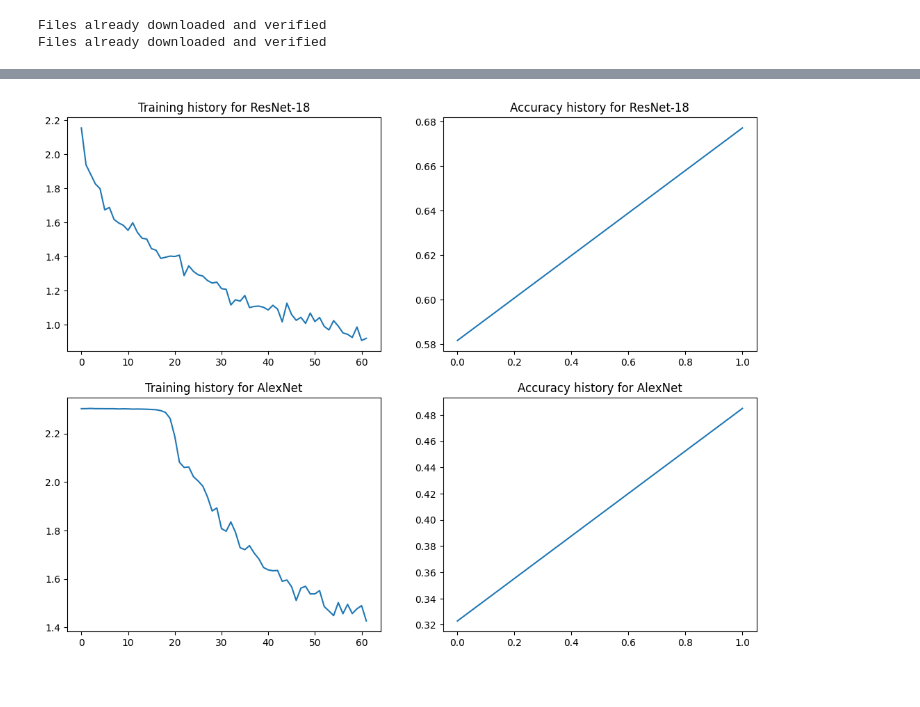
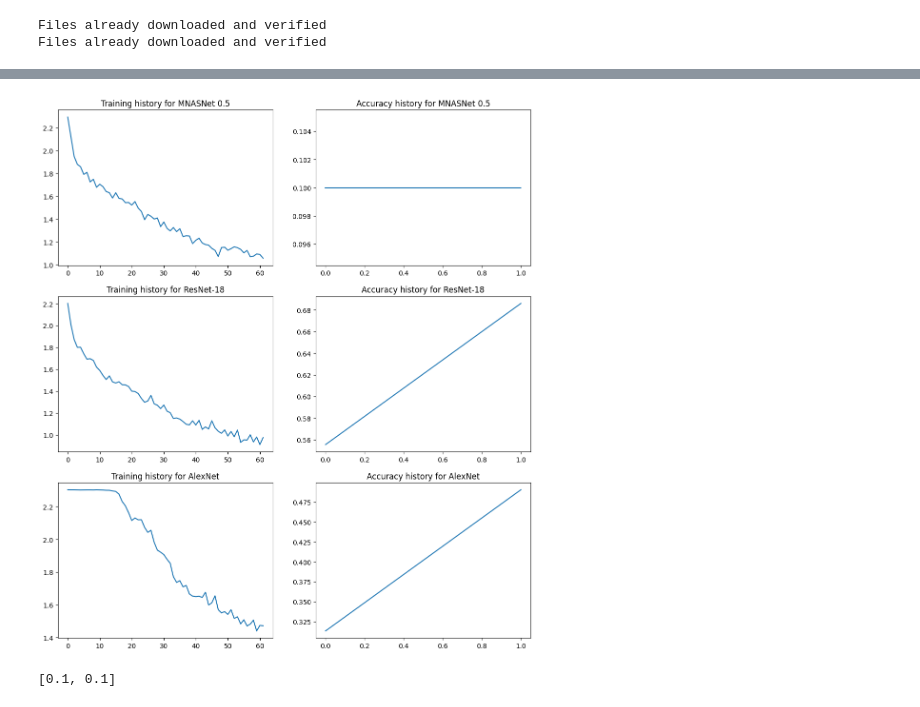
Before and after one commit to mihawb/dnn-lang-comparison, a Jupyter notebook: python/torch_predefined_models_test.ipynb, the cells around one changed output, grey strips where cells are left out. Drawn from its saved outputs; the diff is of its cells as text; code cells hidden in the pictures.

```diff
--- a/python/torch_predefined_models_test.ipynb
+++ b/python/torch_predefined_models_test.ipynb
@@ -12,7 +22,9 @@ batch_size = 16
 test_batch_size = 32
 epochs = 2
 lr = 1e-3
+momentum = 0.9
 loss_func = F.cross_entropy
+num_classes = 10
 
 use_cuda = torch.cuda.is_available()
 device = torch.device("cuda"
@@ -20,5 +32,9 @@ device = torch.device("cuda"
 											else "cpu"
 										)
 print(f'CUDA enabled: {use_cuda}')
+
+train_dl, test_dl = get_cifar10_loaders(batch_size, test_batch_size)
+
+# for m in model.modules(): print(m)
 # %% [output]
 CUDA enabled: True
@@ -32,8 +103,13 @@ model_A.classifier[4] = nn.Linear(in_features=4096, out_features=1024) # gradual
 model_A.classifier[6] = nn.Linear(in_features=1024, out_features=10)
 model_A = model_A.to(device)
 
-optimizer_R = optim.SGD(model_R.parameters(), lr=lr, momentum=0.9)
-optimizer_A = optim.SGD(model_A.parameters(), lr=lr, momentum=0.9)
+model_M = mnasnet0_5()
+model_M.classifier[1] = nn.Linear(in_features=1280, out_features=10, bias=True)
+model_M.to(device)
+
+optimizer_R = optim.SGD(model_R.parameters(), lr=lr, momentum=momentum)
+optimizer_A = optim.SGD(model_A.parameters(), lr=lr, momentum=momentum)
+optimizer_M = optim.SGD(model_M.parameters(), lr=lr, momentum=momentum)
 # %% [markdown]
 Important thing to remember here is that several nets (such as AlexNet for example) cannot work on CIFAR-10 dataset
 direclty as 32x32 images are too small. That's why `get_cifar10_loaders` internally resizes all pictures t0 224x224
@@ -46,3 +122,13 @@ train_dl, test_dl = get_cifar10_loaders(batch_size, test_batch_size)
 # %% [output]
 Files already downloaded and verified
 Files already downloaded and verified
+# %%
+train_history_M = []
+acc_history_M = []
+
+print('MNASNet 0.5')
+for epoch in range(1, epochs + 1):
+	train_history_M.extend( fit(model_M, device, train_dl, loss_func, epoch, optimizer=optimizer_M, silent=False) )
+	acc_history_M.append( test(model_M, device, test_dl, loss_func, silent=True) )
+
+del model_M
@@ -105,20 +209,27 @@ Train Epoch: 2 -> batch: 3099 [49584/50000 (99%)]       Loss: 1.426632
 # %%
-fig, axes = plt.subplots(2, 2)
-fig.set_size_inches(12.8, 9.6)
-ax_train_R, ax_test_R, ax_train_A, ax_test_A = axes.flatten()
+fig, axes = plt.subplots(3, 2)
+fig.set_size_inches(12.8, 14.4)
+ax_train_M, ax_test_M, ax_train_R, ax_test_R, ax_train_A, ax_test_A = axes.flatten()
+
+ax_train_M.plot(train_history_M)
+ax_train_M.set_title('Training history for MNASNet 0.5')
+
+ax_test_M.plot(acc_history_M)
+ax_test_M.set_title('Accuracy history for MNASNet 0.5')
 
 ax_train_R.plot(train_history_R)
 ax_train_R.set_title('Training history for ResNet-18')
 
 ax_test_R.plot(acc_history_R)
 ax_test_R.set_title('Accuracy history for ResNet-18')
 
 ax_train_A.plot(train_history_A)
 ax_train_A.set_title('Training history for AlexNet')
 
 ax_test_A.plot(acc_history_A)
 ax_test_A.set_title('Accuracy history for AlexNet')
 
 plt.show(fig)
 # %% [output]
-[figure, old version]
+[figure, new version]
+[0.1, 0.1]
```
Also changed, not shown: parts of 7 cells of this notebook.
